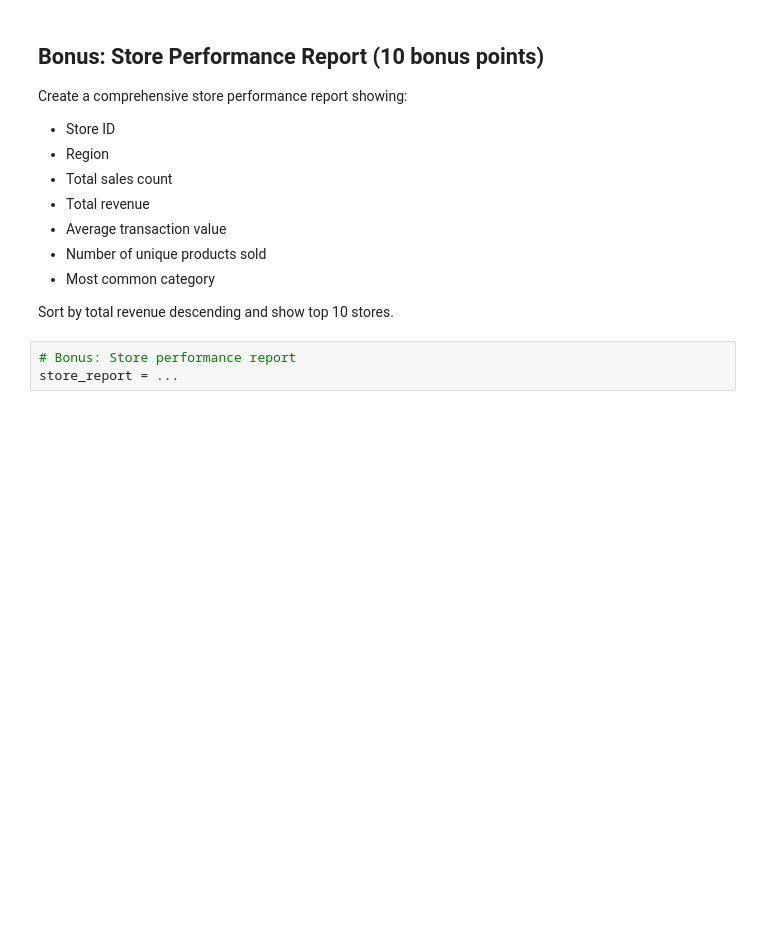
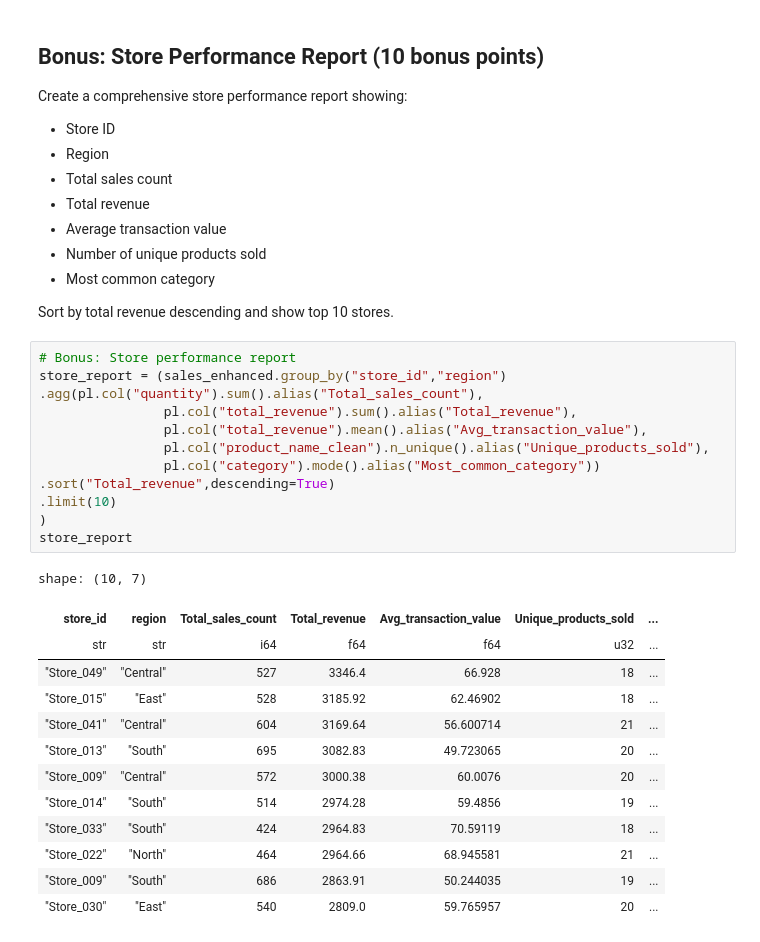
Before and after one commit to Navenkumar-Balasubramaniam/00-General, a Jupyter notebook: 18 Polars/exercise 2/s02_data_manipulation_homework.ipynb, the cells around one changed output. Cells and saved outputs as stored; diff of their text form; blank space fills up the shorter version.

```diff
--- a/18 Polars/exercise 2/s02_data_manipulation_homework.ipynb
+++ b/18 Polars/exercise 2/s02_data_manipulation_homework.ipynb
@@ -285,6 +313,29 @@ Create a comprehensive store performance report showing:
 - Most common category
 
 Sort by total revenue descending and show top 10 stores.
-# %%
-# Bonus: Store performance report
-store_report = ...
+# %%
+# Bonus: Store performance report
+store_report = (sales_enhanced.group_by("store_id","region")
+.agg(pl.col("quantity").sum().alias("Total_sales_count"),
+                pl.col("total_revenue").sum().alias("Total_revenue"),
+                pl.col("total_revenue").mean().alias("Avg_transaction_value"),
+                pl.col("product_name_clean").n_unique().alias("Unique_products_sold"),
+                pl.col("category").mode().alias("Most_common_category"))
+.sort("Total_revenue",descending=True)
+.limit(10)
+)
+store_report
+# %% [output]
+shape: (10, 7)
+| store_id | region | Total_sales_count | Total_revenue | Avg_transaction_value | Unique_products_sold | ... |
+| str | str | i64 | f64 | f64 | u32 | ... |
+| "Store_049" | "Central" | 527 | 3346.4 | 66.928 | 18 | ... |
+| "Store_015" | "East" | 528 | 3185.92 | 62.46902 | 18 | ... |
+| "Store_041" | "Central" | 604 | 3169.64 | 56.600714 | 21 | ... |
+| "Store_013" | "South" | 695 | 3082.83 | 49.723065 | 20 | ... |
+| "Store_009" | "Central" | 572 | 3000.38 | 60.0076 | 20 | ... |
+| "Store_014" | "South" | 514 | 2974.28 | 59.4856 | 19 | ... |
+| "Store_033" | "South" | 424 | 2964.83 | 70.59119 | 18 | ... |
+| "Store_022" | "North" | 464 | 2964.66 | 68.945581 | 21 | ... |
+| "Store_009" | "South" | 686 | 2863.91 | 50.244035 | 19 | ... |
+| "Store_030" | "East" | 540 | 2809.0 | 59.765957 | 20 | ... |
```
Also changed, not shown: parts of 4 cells of this notebook.
